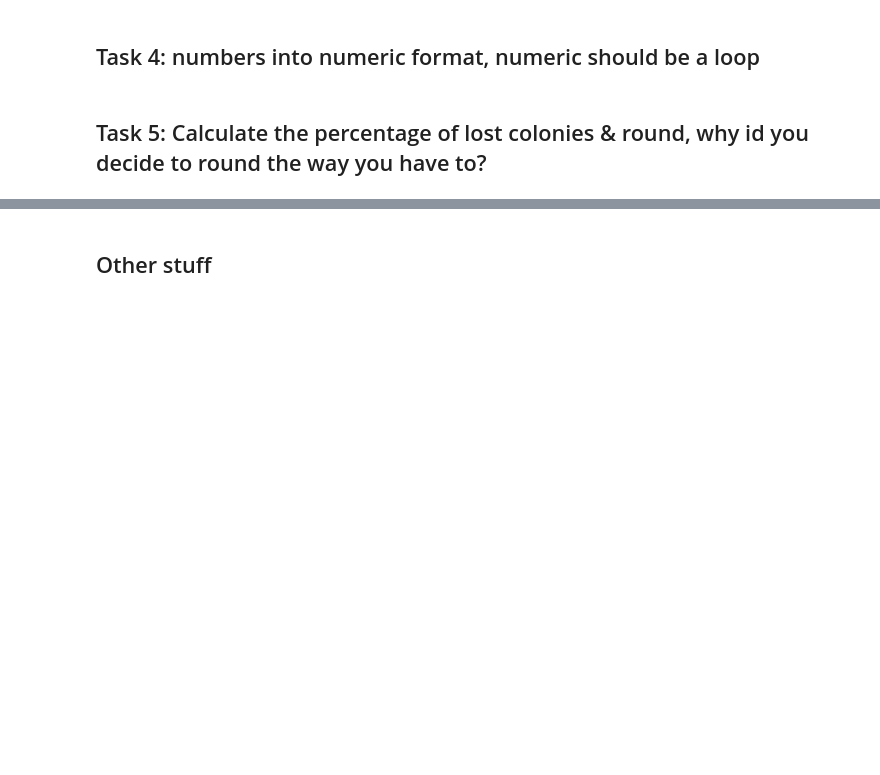
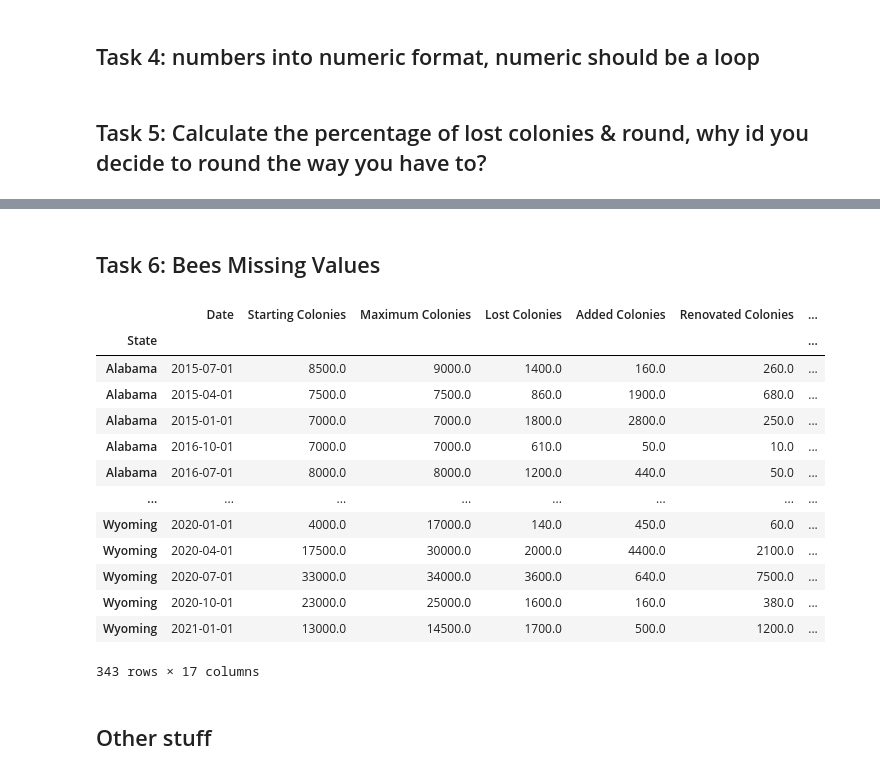
Before and after one commit to tech-academy-ev/SoSe22_Honey_and_Bees, a Jupyter notebook: Python/honey_and_bees_solution.ipynb, the cells around one changed output, grey strips where cells are left out. Saved outputs shown, nothing was run; the diff lists cells and outputs as text; code cells hidden in the pictures; blank space fills up the shorter version.

```diff
--- a/Python/honey_and_bees_solution.ipynb
+++ b/Python/honey_and_bees_solution.ipynb
@@ -164,3 +195,10 @@ bees.Date = pd.to_datetime(bees.Date)
 weather.datetime = pd.to_datetime(weather.datetime)
 # %% [markdown]
 ## Task 4: numbers into numeric format, numeric should be a loop
+# %%
+cols = bees.columns.drop(['Date', 'Latitude', 'Longitude', 'State_code'])
+bees[cols] = bees[cols].apply(pd.to_numeric, errors='coerce')
+
+# as a tideous loop
+# for col in cols:
+#    bees[col] = pd.to_numeric(bees[col], errors='coerce')
@@ -167,2 +207,5 @@ weather.datetime = pd.to_datetime(weather.datetime)
 # %% [markdown]
 ## Task 5: Calculate the percentage of lost colonies & round, why id you decide to round the way you have to?
+# %%
+bees["lost_colonies_percent"] = bees["Lost Colonies"] / bees["Starting Colonies"] * 100
+bees.lost_colonies_percent
@@ -169,3 +226,24 @@ weather.datetime = pd.to_datetime(weather.datetime)
+# %% [markdown]
+## Task 6: Bees Missing Values
+# %%
+# Let's check out all missing values
+null_data = bees[bees.isnull().any(axis=1)]
+null_data
+# %% [output]
+|  | Date | Starting Colonies | Maximum Colonies | Lost Colonies | Added Colonies | Renovated Colonies | ... |
+| State |  |  |  |  |  |  | ... |
+| Alabama | 2015-07-01 | 8500.0 | 9000.0 | 1400.0 | 160.0 | 260.0 | ... |
+| Alabama | 2015-04-01 | 7500.0 | 7500.0 | 860.0 | 1900.0 | 680.0 | ... |
+| Alabama | 2015-01-01 | 7000.0 | 7000.0 | 1800.0 | 2800.0 | 250.0 | ... |
+| Alabama | 2016-10-01 | 7000.0 | 7000.0 | 610.0 | 50.0 | 10.0 | ... |
+| Alabama | 2016-07-01 | 8000.0 | 8000.0 | 1200.0 | 440.0 | 50.0 | ... |
+| ... | ... | ... | ... | ... | ... | ... | ... |
+| Wyoming | 2020-01-01 | 4000.0 | 17000.0 | 140.0 | 450.0 | 60.0 | ... |
+| Wyoming | 2020-04-01 | 17500.0 | 30000.0 | 2000.0 | 4400.0 | 2100.0 | ... |
+| Wyoming | 2020-07-01 | 33000.0 | 34000.0 | 3600.0 | 640.0 | 7500.0 | ... |
+| Wyoming | 2020-10-01 | 23000.0 | 25000.0 | 1600.0 | 160.0 | 380.0 | ... |
+| Wyoming | 2021-01-01 | 13000.0 | 14500.0 | 1700.0 | 500.0 | 1200.0 | ... |
+343 rows × 17 columns
 # %% [markdown]
 ## Other stuff
 # %%
```
Also changed, not shown: parts of 8 cells of this notebook.
